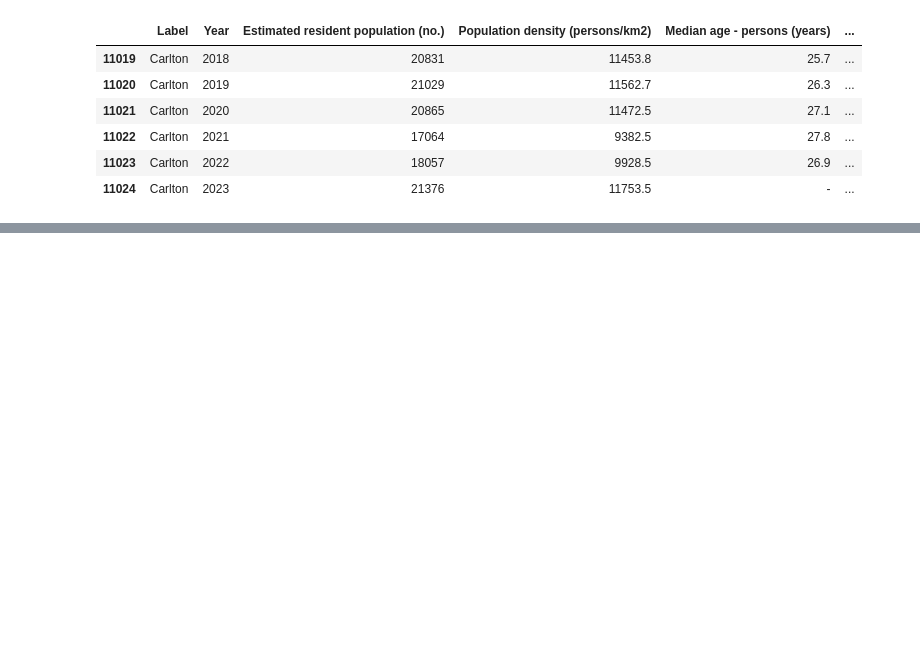
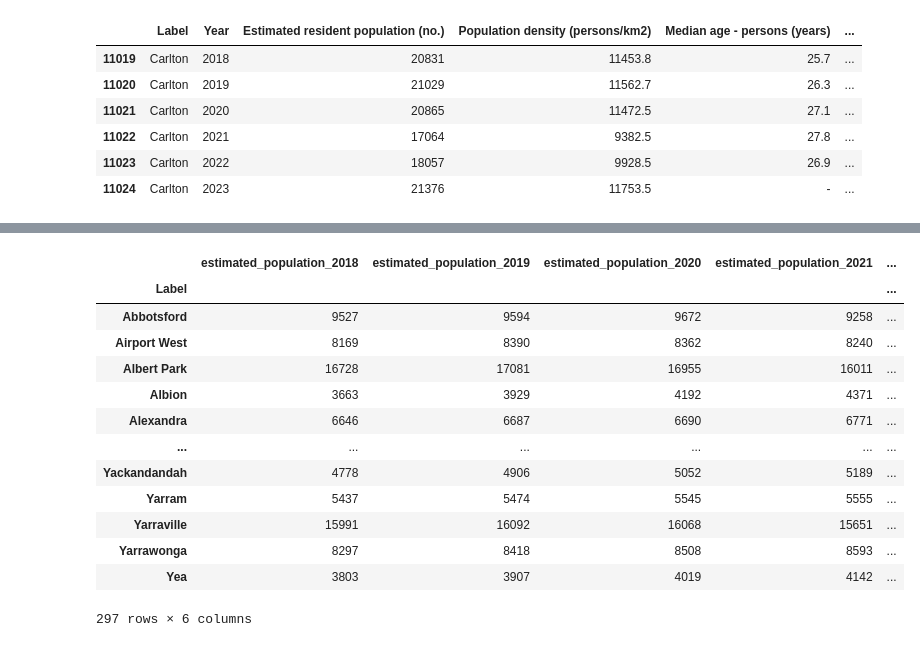
Before and after one commit to MAST30034-AppliedDataScience/project-2-group-real-estate-hexosergeantchelelebratebonitz, a Jupyter notebook: notebooks/Aarav/growth_rate.ipynb, the cells around one changed output, grey strips where cells are left out. Drawn from its saved outputs; the diff is of its cells as text; code cells hidden in the pictures; blank space fills up the shorter version.

```diff
--- a/notebooks/Aarav/growth_rate.ipynb
+++ b/notebooks/Aarav/growth_rate.ipynb
@@ -52,12 +87,16 @@ pivot_df[pivot_df.index == 'Carlton']
 # %%
 # Replace '-' with NaN
-pivot_df.replace('-', None, inplace=True)
+population_df.replace('-', None, inplace=True)
+income_df.replace('-', None, inplace=True)
 
 # Drop rows with any NaN values (which were previously '-')
-pivot_df.dropna(inplace=True)
+population_df.dropna(inplace=True)
+income_df.dropna(inplace=True)
 
 # Select the population columns (excluding 'Label') and convert to int
-population_columns = [col for col in pivot_df.columns if col.startswith('Estimated_population_')]
+population_columns = [col for col in population_df.columns if col.startswith('Estimated_population_')]
+income_columns = [col for col in income_df.columns if col.startswith('Median_income_')]
 
-# Convert the selected columns to int
-pivot_df[population_columns] = pivot_df[population_columns].astype(int)
+# Convert the selected columns to int/float
+population_df[population_columns] = population_df[population_columns].astype(int)
+income_df[income_columns] = income_df[income_columns].astype(int)
@@ -80,0 +103,17 @@ pivot_df
+# %%
+population_df
+# %% [output]
+|  | estimated_population_2018 | estimated_population_2019 | estimated_population_2020 | estimated_population_2021 | ... |
+| Label |  |  |  |  | ... |
+| Abbotsford | 9527 | 9594 | 9672 | 9258 | ... |
+| Airport West | 8169 | 8390 | 8362 | 8240 | ... |
+| Albert Park | 16728 | 17081 | 16955 | 16011 | ... |
+| Albion | 3663 | 3929 | 4192 | 4371 | ... |
+| Alexandra | 6646 | 6687 | 6690 | 6771 | ... |
+| ... | ... | ... | ... | ... | ... |
+| Yackandandah | 4778 | 4906 | 5052 | 5189 | ... |
+| Yarram | 5437 | 5474 | 5545 | 5555 | ... |
+| Yarraville | 15991 | 16092 | 16068 | 15651 | ... |
+| Yarrawonga | 8297 | 8418 | 8508 | 8593 | ... |
+| Yea | 3803 | 3907 | 4019 | 4142 | ... |
+297 rows × 6 columns
```
Also changed, not shown: parts of 13 cells of this notebook, 13 other files.
